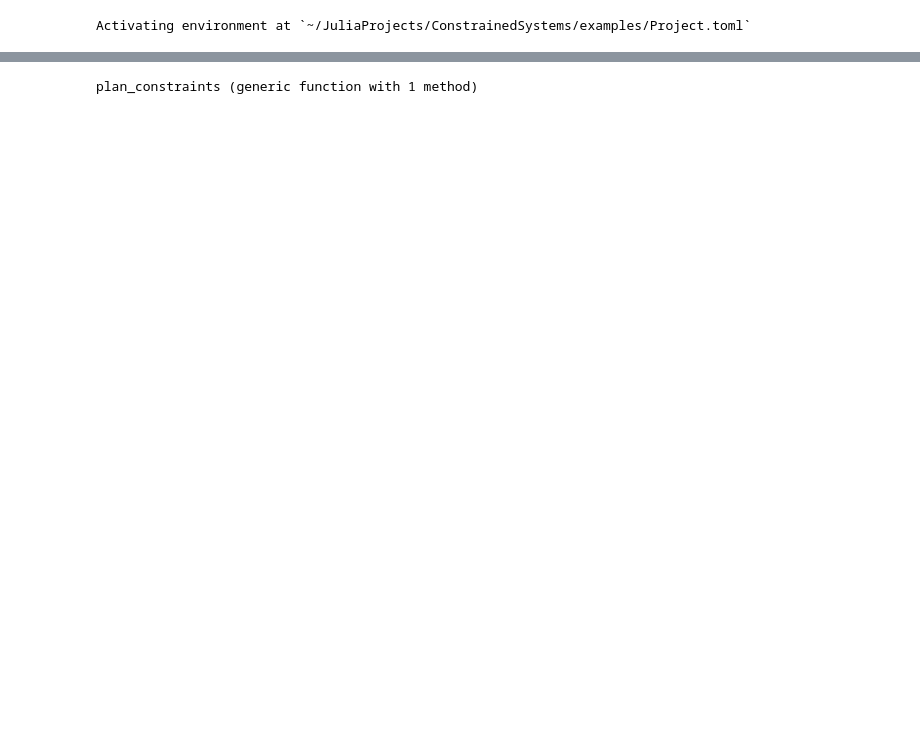
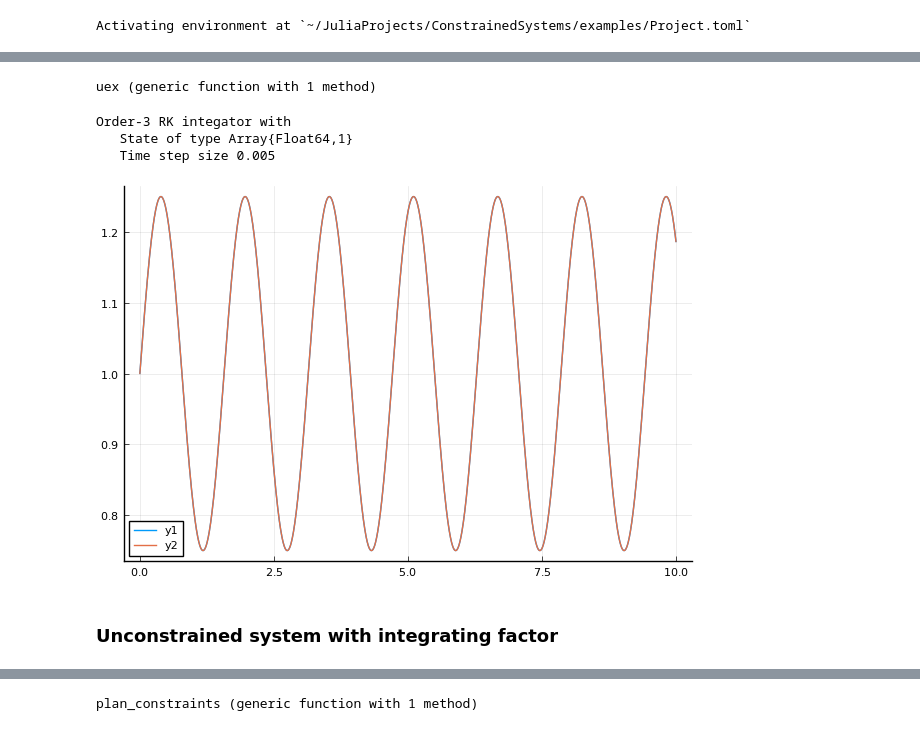
Before and after one commit to JuliaIBPM/ConstrainedSystems.jl, a Jupyter notebook: examples/TimeMarching.ipynb, the cells around one changed output, grey strips where cells are left out. Drawn from its saved outputs; the diff is of its cells as text; code cells hidden in the pictures; blank space fills up the shorter version.

Commit message:
Updated TimeMarching example notebook

```diff
--- a/examples/TimeMarching.ipynb
+++ b/examples/TimeMarching.ipynb
@@ -20,0 +24,30 @@ Plots.PyPlotBackend()
+# %%
+ω = 4
+u₀ = 1.0
+uex(t) = u₀ + sin(ω*t)/ω
+# %% [output]
+uex (generic function with 1 method)
+# %%
+Δt = 0.005
+T = 0:Δt:10
+u = [u₀]
+ConstrainedSystems.r₁(u::Vector{Float64},t::Float64) = cos(ω*t)
+solver = RK(u,Δt,r₁,rk=ConstrainedSystems.RK31)
+# %% [output]
+Order-3 RK integator with
+   State of type Array{Float64,1}
+   Time step size 0.005
+# %%
+u = [u₀]
+uhist = Float64[]
+for t in T
+    push!(uhist,u[1])
+    t,u = solver(t,u)
+end
+# %%
+plot(T,uhist)
+plot!(T,uex.(T))
+# %% [output]
+[figure, added]
+# %% [markdown]
+### Unconstrained system with integrating factor
```
Also changed, not shown: parts of 62 cells of this notebook.
